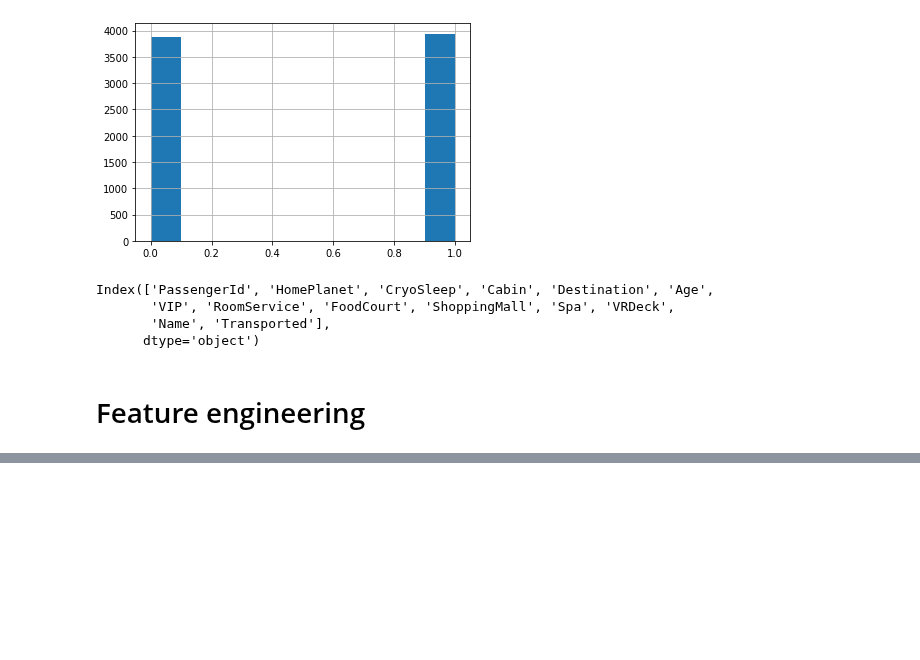
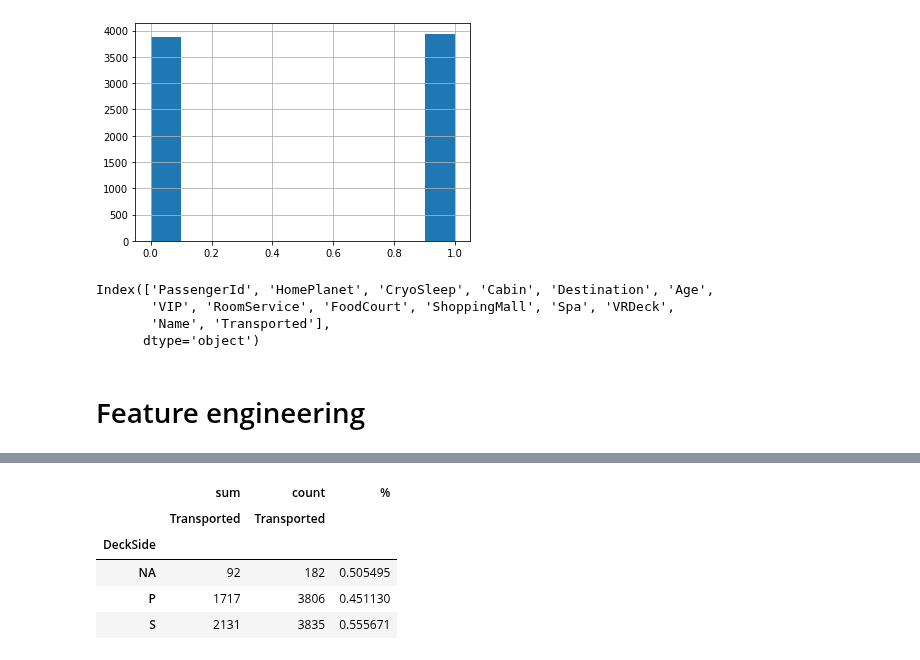
Before and after one commit to PashaIanko/Kaggle.Spaceship-Titanic, a Jupyter notebook: 1_data_exploration.ipynb, the cells around one changed output, grey strips where cells are left out. Drawn from its saved outputs; the diff is of its cells as text; code cells hidden in the pictures; blank space fills up the shorter version.

```diff
--- a/1_data_exploration.ipynb
+++ b/1_data_exploration.ipynb
@@ -556,0 +626,10 @@ TypeError: ignored
+# %%
+def get_deck_side(cabin):
+    if cabin == 'nan':
+        return 'NA'
+    else:
+        return cabin.split('/')[2]
+
+df_exploration['DeckSide'] = \
+    df_exploration.Cabin \
+    .map(get_deck_side)
@@ -556,0 +643,14 @@ TypeError: ignored
+# %%
+prepare_pivot_table(
+    df_exploration,
+    ['Transported'],
+    ['DeckSide'],
+    ['sum', 'count']
+)
+# %% [output]
+|  | sum | count | % |
+|  | Transported | Transported |  |
+| DeckSide |  |  |  |
+| NA | 92 | 182 | 0.505495 |
+| P | 1717 | 3806 | 0.451130 |
+| S | 2131 | 3835 | 0.555671 |
```
Also changed, not shown: parts of 13 cells of this notebook.
